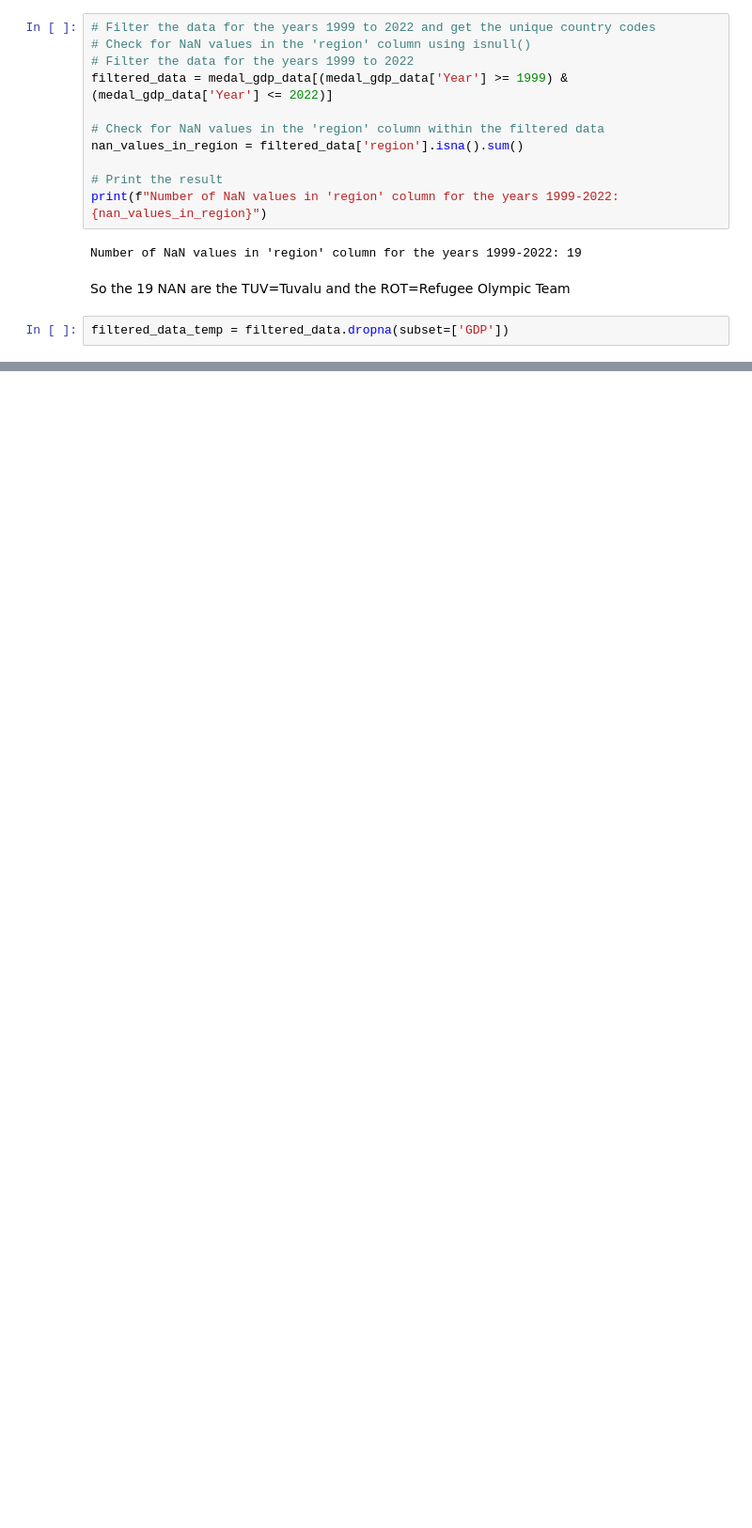
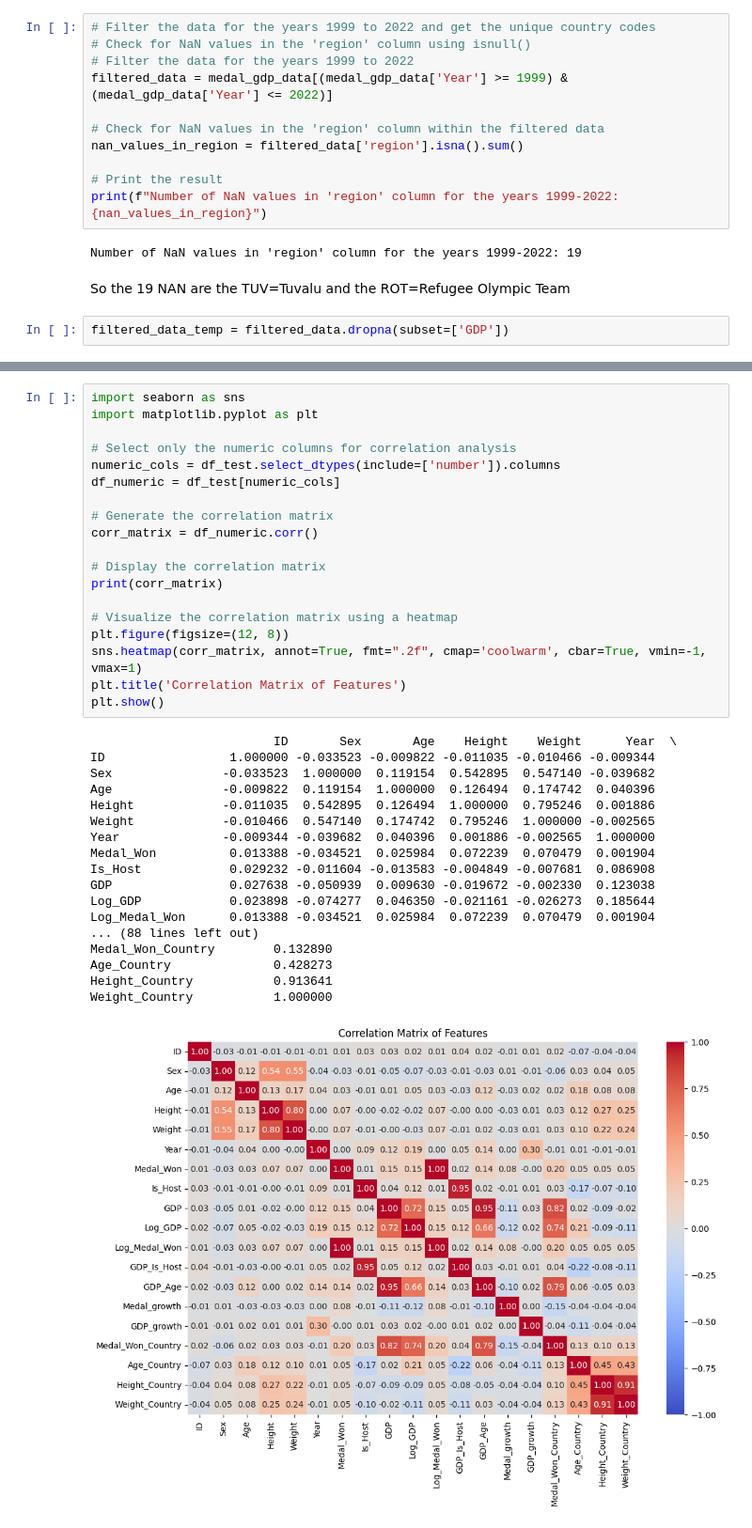
Before and after one commit to fabiohj7/DSA2-Final_Project, a Jupyter notebook: in_testing.ipynb, the cells around one changed output, grey strips where cells are left out. Shown at 94% size. Cells and saved outputs as stored; diff of their text form; blank space fills up the shorter version.

```diff
--- a/in_testing.ipynb
+++ b/in_testing.ipynb
@@ -1074,0 +853,38 @@ Combined Model - R²: -0.2401243327764162, RMSE: 32.25170460611346
+# %%
+import seaborn as sns
+import matplotlib.pyplot as plt
+
+# Select only the numeric columns for correlation analysis
+numeric_cols = df_test.select_dtypes(include=['number']).columns
+df_numeric = df_test[numeric_cols]
+
+# Generate the correlation matrix
+corr_matrix = df_numeric.corr()
+
+# Display the correlation matrix
+print(corr_matrix)
+
+# Visualize the correlation matrix using a heatmap
+plt.figure(figsize=(12, 8))
+sns.heatmap(corr_matrix, annot=True, fmt=".2f", cmap='coolwarm', cbar=True, vmin=-1, vmax=1)
+plt.title('Correlation Matrix of Features')
+plt.show()
+# %% [output]
+                         ID       Sex       Age    Height    Weight      Year  \
+ID                 1.000000 -0.033523 -0.009822 -0.011035 -0.010466 -0.009344
+Sex               -0.033523  1.000000  0.119154  0.542895  0.547140 -0.039682
+Age               -0.009822  0.119154  1.000000  0.126494  0.174742  0.040396
+Height            -0.011035  0.542895  0.126494  1.000000  0.795246  0.001886
+Weight            -0.010466  0.547140  0.174742  0.795246  1.000000 -0.002565
+Year              -0.009344 -0.039682  0.040396  0.001886 -0.002565  1.000000
+Medal_Won          0.013388 -0.034521  0.025984  0.072239  0.070479  0.001904
+Is_Host            0.029232 -0.011604 -0.013583 -0.004849 -0.007681  0.086908
+GDP                0.027638 -0.050939  0.009630 -0.019672 -0.002330  0.123038
+Log_GDP            0.023898 -0.074277  0.046350 -0.021161 -0.026273  0.185644
+Log_Medal_Won      0.013388 -0.034521  0.025984  0.072239  0.070479  0.001904
+... (88 lines left out)
+Medal_Won_Country        0.132890
+Age_Country              0.428273
+Height_Country           0.913641
+Weight_Country           1.000000
+[figure, added]
```
Also changed, not shown: parts of 62 cells of this notebook.
